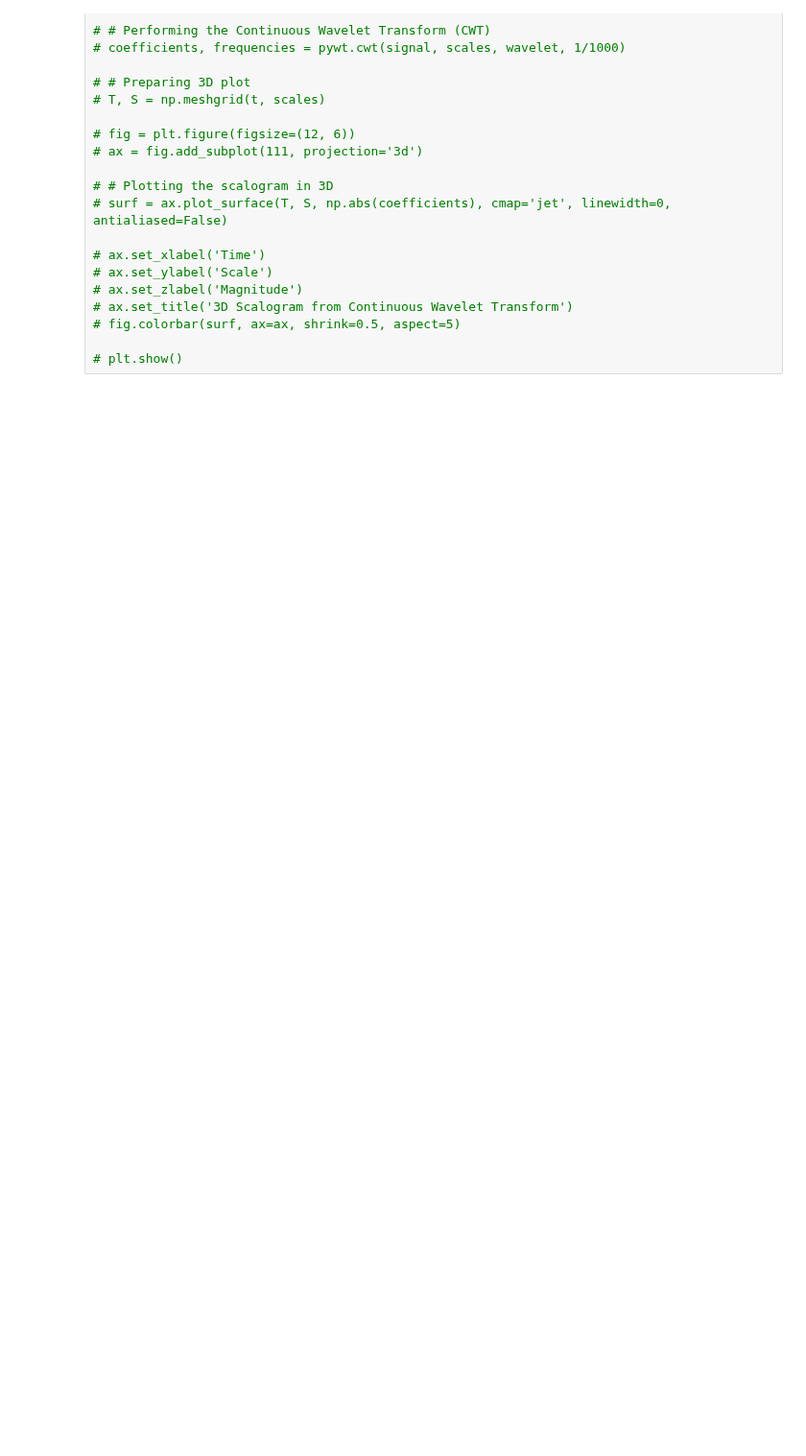
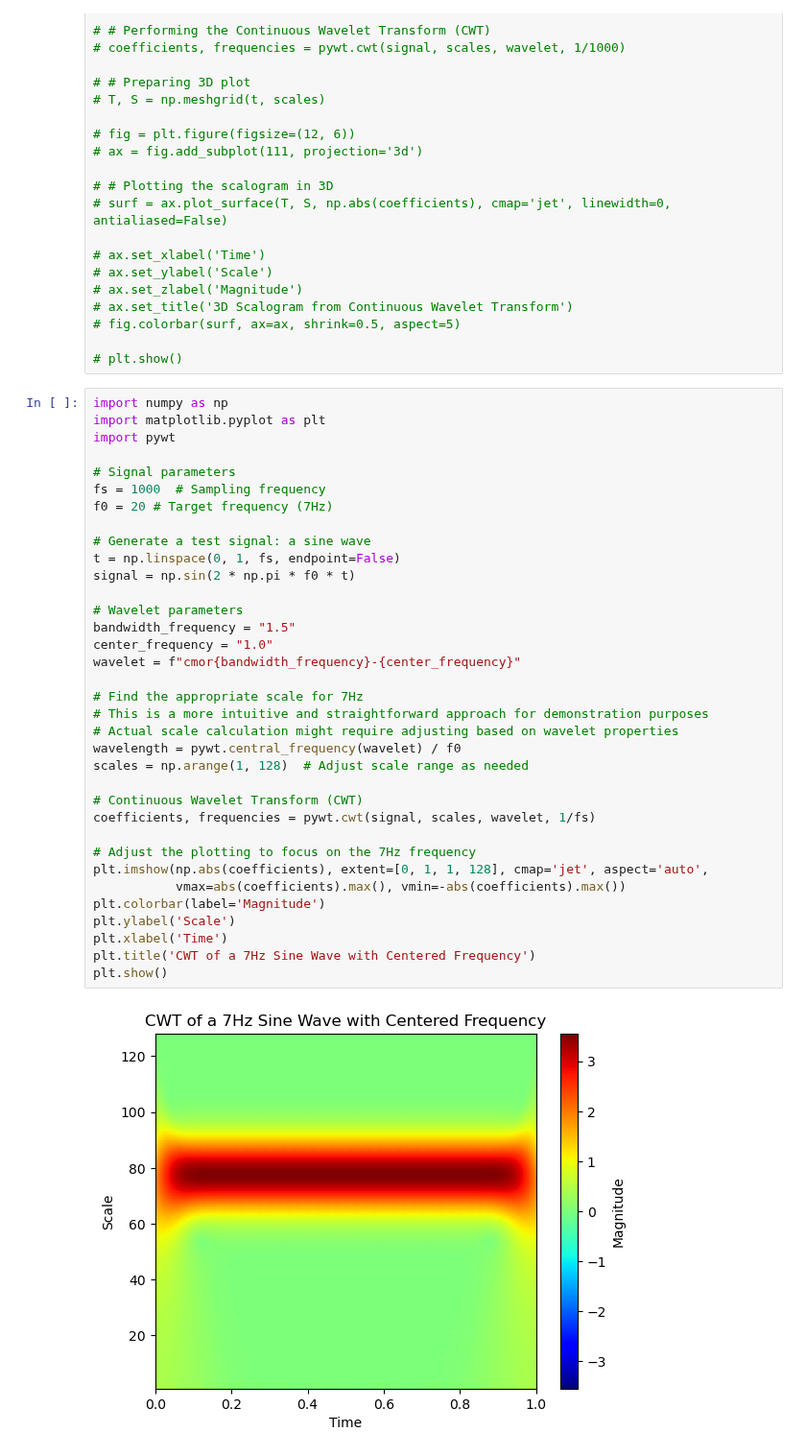
Before and after one commit to behnamasadi/PythonTutorial, a Jupyter notebook: signal_system/continuous_wavelet_transform_discrete_wavelet_transform.ipynb, the cells around one changed output. Shown at 96% size. Cells and saved outputs as stored; diff of their text form; blank space fills up the shorter version.

```diff
--- a/signal_system/continuous_wavelet_transform_discrete_wavelet_transform.ipynb
+++ b/signal_system/continuous_wavelet_transform_discrete_wavelet_transform.ipynb
@@ -108,3 +111,40 @@ plt.show()
 # fig.colorbar(surf, ax=ax, shrink=0.5, aspect=5)
 
 # plt.show()
+# %%
+import numpy as np
+import matplotlib.pyplot as plt
+import pywt
+
+# Signal parameters
+fs = 1000  # Sampling frequency
+f0 = 20 # Target frequency (7Hz)
+
+# Generate a test signal: a sine wave
+t = np.linspace(0, 1, fs, endpoint=False)
+signal = np.sin(2 * np.pi * f0 * t)
+
+# Wavelet parameters
+bandwidth_frequency = "1.5"
+center_frequency = "1.0"
+wavelet = f"cmor{bandwidth_frequency}-{center_frequency}"
+
+# Find the appropriate scale for 7Hz
+# This is a more intuitive and straightforward approach for demonstration purposes
+# Actual scale calculation might require adjusting based on wavelet properties
+wavelength = pywt.central_frequency(wavelet) / f0
+scales = np.arange(1, 128)  # Adjust scale range as needed
+
+# Continuous Wavelet Transform (CWT)
+coefficients, frequencies = pywt.cwt(signal, scales, wavelet, 1/fs)
+
+# Adjust the plotting to focus on the 7Hz frequency
+plt.imshow(np.abs(coefficients), extent=[0, 1, 1, 128], cmap='jet', aspect='auto',
+           vmax=abs(coefficients).max(), vmin=-abs(coefficients).max())
+plt.colorbar(label='Magnitude')
+plt.ylabel('Scale')
+plt.xlabel('Time')
+plt.title('CWT of a 7Hz Sine Wave with Centered Frequency')
+plt.show()
+# %% [output]
+[figure, added]
```
Also changed, not shown: parts of 1 cell of this notebook, 2 other files.
